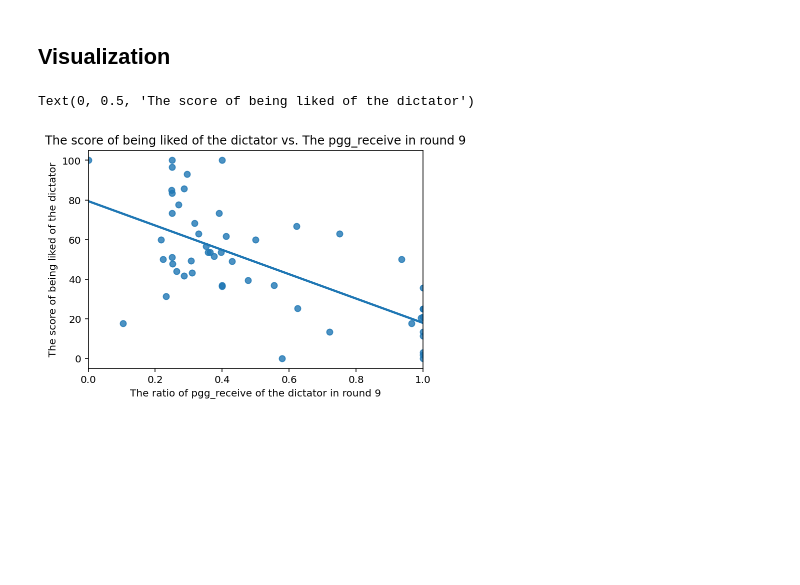
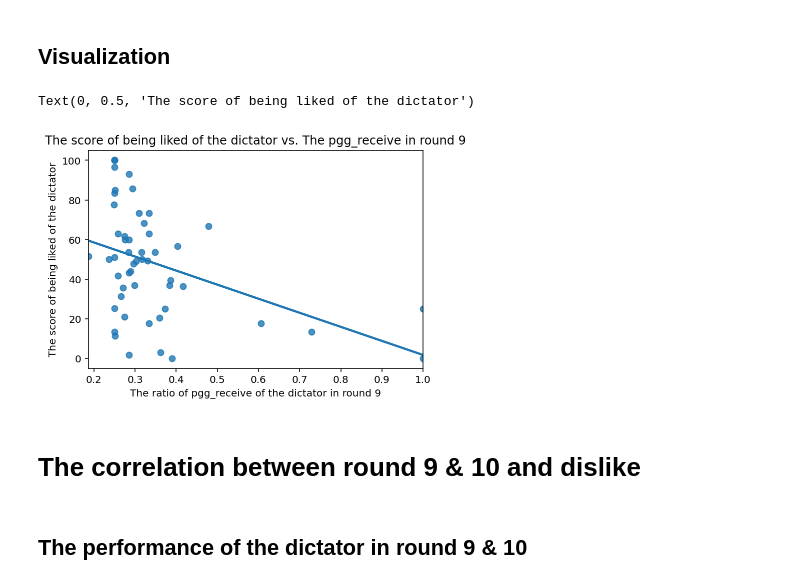
Before and after one commit to only18days/face_meteor_analysis, a Jupyter notebook: face_meteor_pilot_ratings_Chloe_v5.ipynb, the cells around one changed output. Cells and saved outputs as stored; diff of their text form; code cells hidden in the pictures; blank space fills up the shorter version.

```diff
--- a/face_meteor_pilot_ratings_Chloe_v5.ipynb
+++ b/face_meteor_pilot_ratings_Chloe_v5.ipynb
@@ -317,10 +315,14 @@ The value of correlation is -0.41276962504612164 .
 # %% [markdown]
 ## Visualization
 # %%
-ax_9 = sns.regplot(x= ratio, y=dislike, data=df_ratio, ci=None)
+ax_9 = sns.regplot(x= ratio_9, y=dislike, data=df_ratio_9, ci=None)
 ax_9.set_title("The score of being liked of the dictator vs. The pgg_receive in round 9")
 ax_9.set_xlabel("The ratio of pgg_receive of the dictator in round 9")
 ax_9.set_ylabel("The score of being liked of the dictator")
 # %% [output]
 Text(0, 0.5, 'The score of being liked of the dictator')
-[figure, old version]
+[figure, new version]
+# %% [markdown]
+# The correlation between round 9 & 10 and dislike
+# %% [markdown]
+## The performance of the dictator in round 9 & 10
```
Also changed, not shown: parts of 11 cells of this notebook.
